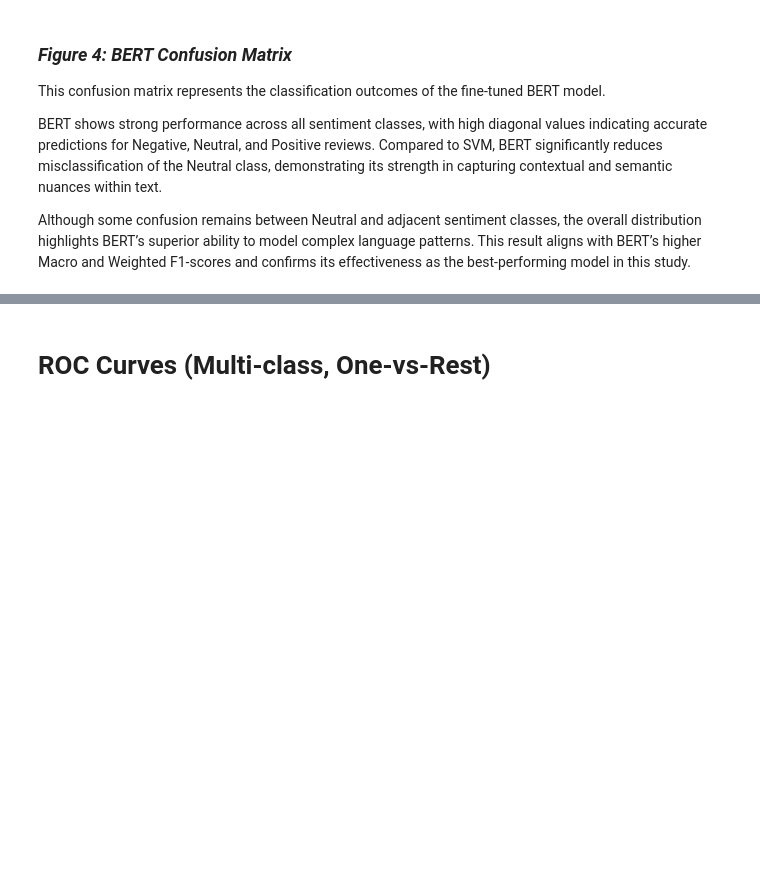
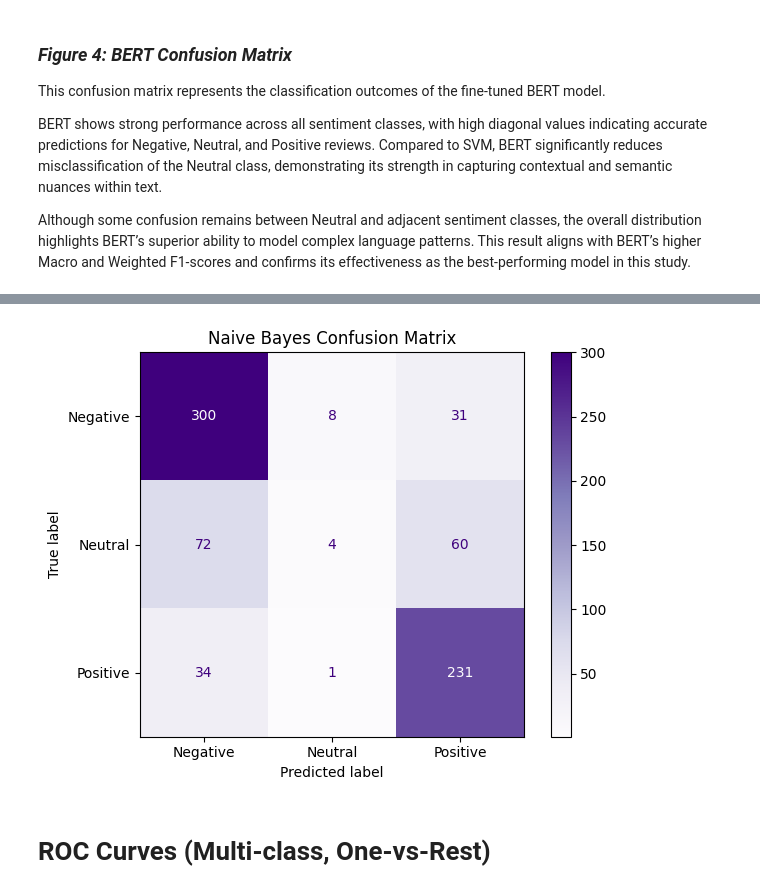
Before and after one commit to apilghimire/AML-Coursework, a Jupyter notebook: coursework.ipynb, the cells around one changed output, grey strips where cells are left out. Drawn from its saved outputs; the diff is of its cells as text; code cells hidden in the pictures; blank space fills up the shorter version.

```diff
--- a/coursework.ipynb
+++ b/coursework.ipynb
@@ -2460,3 +2466,18 @@ Although some confusion remains between Neutral and adjacent sentiment classes,
+# %%
+import matplotlib.pyplot as plt
+from sklearn.metrics import ConfusionMatrixDisplay
+
+class_names = ["Negative", "Neutral", "Positive"]
+disp = ConfusionMatrixDisplay(
+    confusion_matrix=nb_cm,
+    display_labels=class_names
+)
+disp.plot(cmap="Purples", values_format="d")
+plt.title("Naive Bayes Confusion Matrix")
+plt.tight_layout()
+plt.show()
+# %% [output]
+[figure, added]
 # %% [markdown]
 # **ROC Curves (Multi-class, One-vs-Rest)**
 # %%
```
Also changed, not shown: parts of 10 cells of this notebook.
